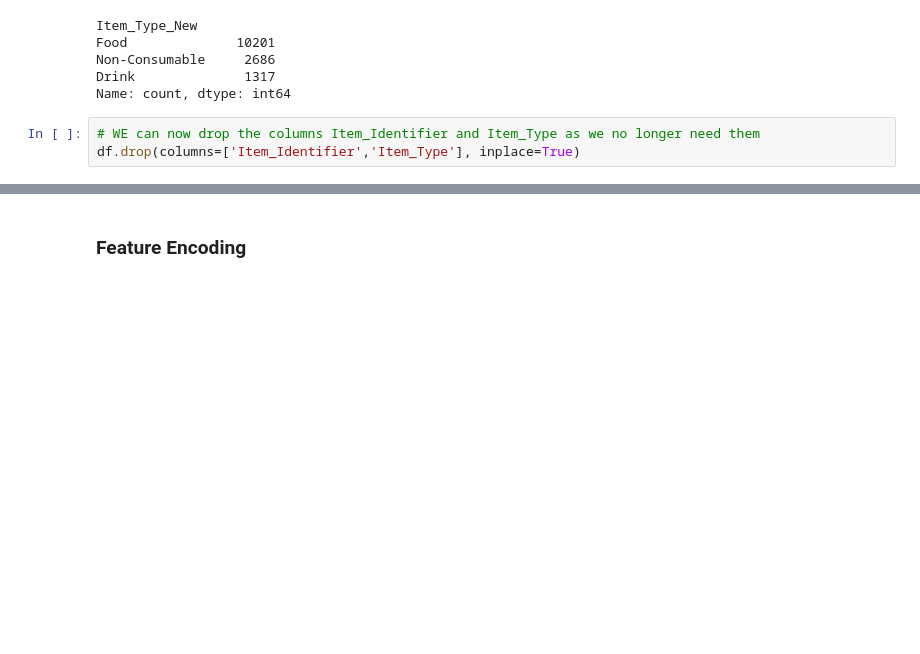
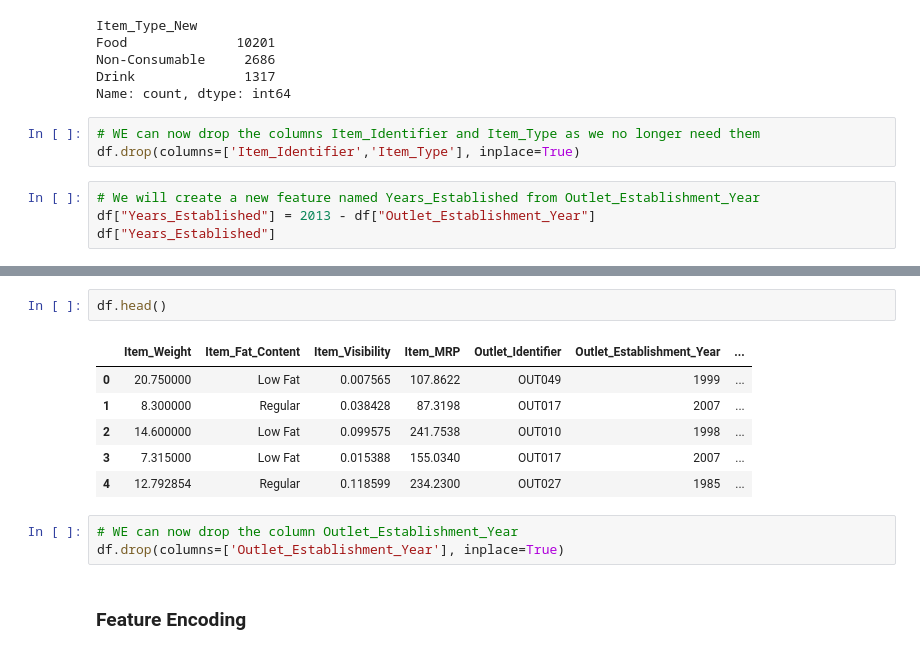
Before and after one commit to ashutosh-vaidya/Stores-Sales-Prediction, a Jupyter notebook: eda/BigMart_Sales_EDA.ipynb, the cells around one changed output, grey strips where cells are left out. Drawn from its saved outputs; the diff is of its cells as text; blank space fills up the shorter version.

```diff
--- a/eda/BigMart_Sales_EDA.ipynb
+++ b/eda/BigMart_Sales_EDA.ipynb
@@ -530,3 +539,7 @@ Name: count, dtype: int64
 # %%
 # WE can now drop the columns Item_Identifier and Item_Type as we no longer need them
 df.drop(columns=['Item_Identifier','Item_Type'], inplace=True)
+# %%
+# We will create a new feature named Years_Established from Outlet_Establishment_Year
+df["Years_Established"] = 2013 - df["Outlet_Establishment_Year"]
+df["Years_Established"]
@@ -533,2 +559,14 @@ df.drop(columns=['Item_Identifier','Item_Type'], inplace=True)
+# %%
+df.head()
+# %% [output]
+|  | Item_Weight | Item_Fat_Content | Item_Visibility | Item_MRP | Outlet_Identifier | Outlet_Establishment_Year | ... |
+| 0 | 20.750000 | Low Fat | 0.007565 | 107.8622 | OUT049 | 1999 | ... |
+| 1 | 8.300000 | Regular | 0.038428 | 87.3198 | OUT017 | 2007 | ... |
+| 2 | 14.600000 | Low Fat | 0.099575 | 241.7538 | OUT010 | 1998 | ... |
+| 3 | 7.315000 | Low Fat | 0.015388 | 155.0340 | OUT017 | 2007 | ... |
+| 4 | 12.792854 | Regular | 0.118599 | 234.2300 | OUT027 | 1985 | ... |
+# %%
+# WE can now drop the column Outlet_Establishment_Year
+df.drop(columns=['Outlet_Establishment_Year'], inplace=True)
 # %% [markdown]
 ### Feature Encoding
```
Also changed, not shown: parts of 7 cells of this notebook.
